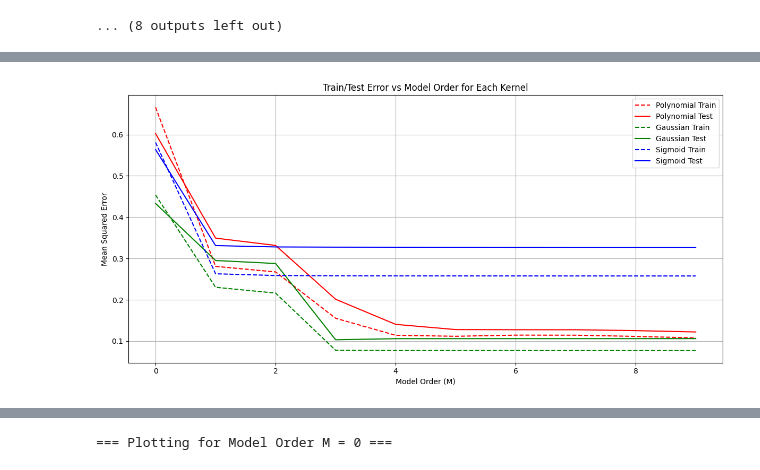
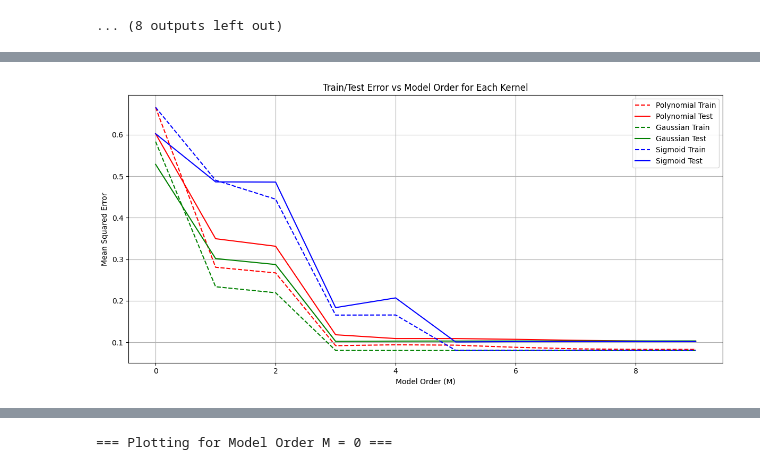
Before and after one commit to bhsh200/jpmc-case-study, a Jupyter notebook: Part3.ipynb, the cells around one changed output, grey strips where cells are left out. Saved outputs shown, nothing was run; the diff lists cells and outputs as text; code cells hidden in the pictures.

```diff
--- a/Part3.ipynb
+++ b/Part3.ipynb
@@ -286,4 +386,9 @@ for M in M_range:
 # %%
-PlotErrors(x_train, t_train, x_test, t_test, lamda = 0.01, sigma = 0.3, a = 1.0, b = 0.0, M_range = range(10))
+#################
+#Plotting Errors
+#################
+
+PlotErrors(x_train, t_train, x_test, t_test, lamda = 0.01, sigma = 0.3, a = 1.0, b = 0.0, M_range = range(10),
+           best_sigmoid=best_sigmoid, best_gaussian=best_gaussian, best_poly=best_poly)
 # %% [output]
-[figure, old version]
+[figure, new version]
```
Also changed, not shown: parts of 17 cells of this notebook.
